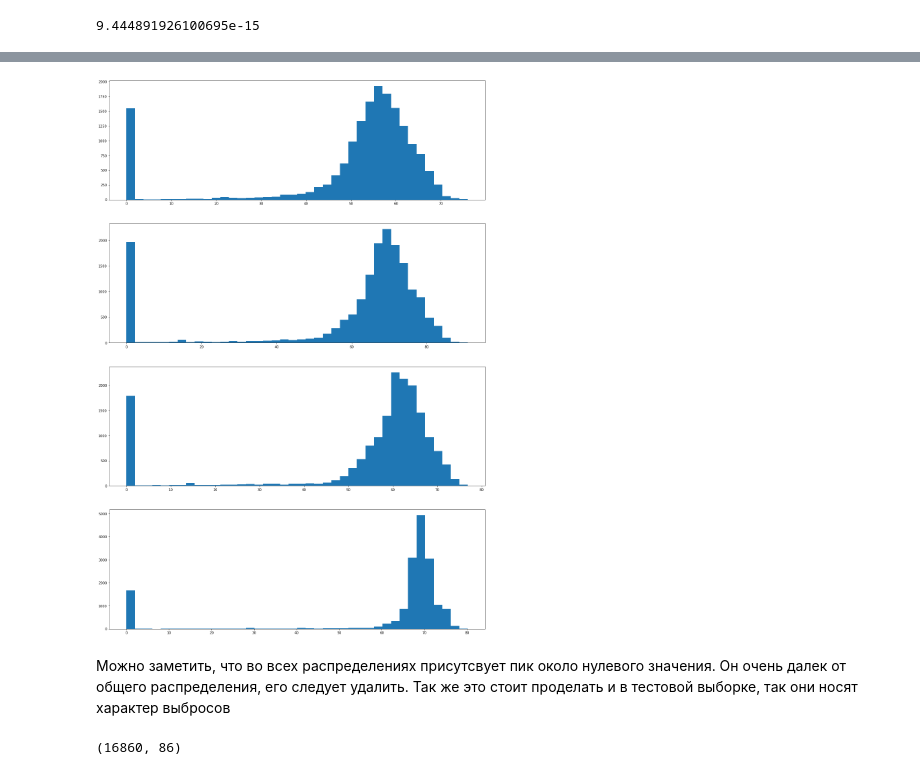
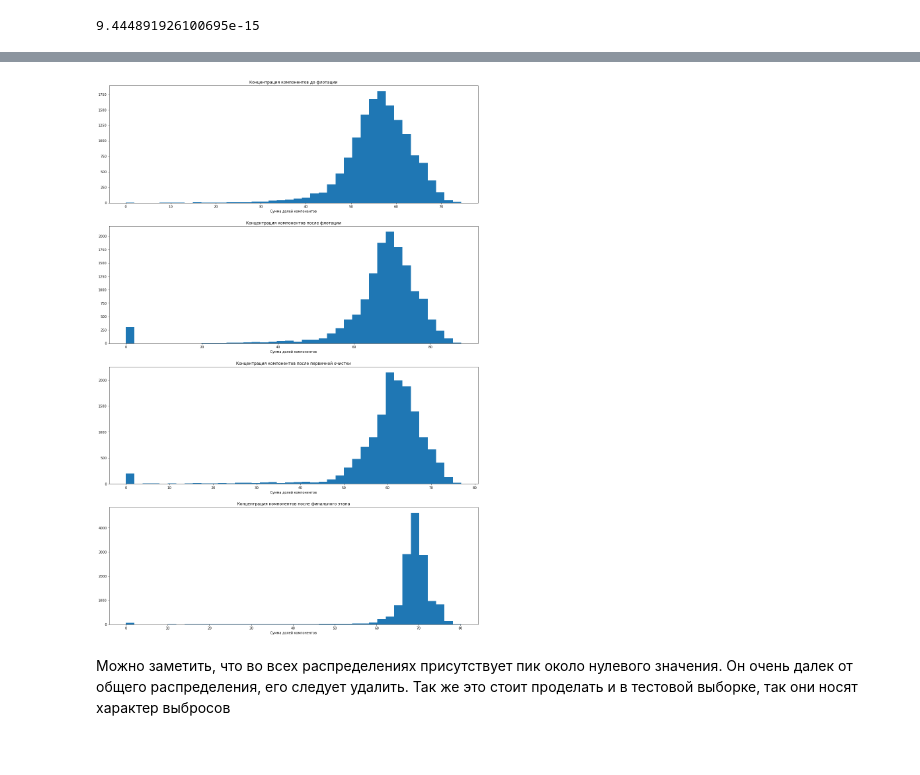
Before and after one commit to Stuksus/Gold-recovery, a Jupyter notebook: gold_recovery.ipynb, the cells around one changed output, grey strips where cells are left out. Drawn from its saved outputs; the diff is of its cells as text; code cells hidden in the pictures.

```diff
--- a/gold_recovery.ipynb
+++ b/gold_recovery.ipynb
@@ -40,5 +49,6 @@ full_frame = pd.read_csv("gold_recovery_full.csv")
 # %%
-train_frame = train_frame.replace(float("-inf"),0)
+train_frame = train_frame.replace(float("-inf"),np.nan)
+test_frame = test_frame.replace(float("-inf"),np.nan)
 # %%
 train_frame.info()
 # %% [output]
@@ -162,0 +173,2 @@ train_frame.shape
+# %%
+train_frame = train_frame.dropna(subset=["rougher.output.recovery","final.output.recovery"],axis = 0)
@@ -303,16 +300,20 @@ sum_values.query("before_rougher < 5")
 # %%
 fig,ax = plt.subplots(4,1,figsize = (20,30))
 
 ax[0].hist(sum_values["before_rougher"],bins = 40)
 ax[1].hist(sum_values["rougher"],bins = 40)
 ax[2].hist(sum_values["primary_cleaner"],bins = 40)
 ax[3].hist(sum_values["final"],bins = 40)
+ax[0].set_xlabel("Сумма долей компонентов")
+ax[1].set_xlabel("Сумма долей компонентов")
+ax[2].set_xlabel("Сумма долей компонентов")
+ax[3].set_xlabel("Сумма долей компонентов")
+ax[0].set_title("Концентрация компонентов до флотации")
+ax[1].set_title("Концентрация компонентов после флотации")
+ax[2].set_title("Концентрация компонентов после первичной очистки")
+ax[3].set_title("Концентрация компонентов после финального этапа")
 plt.show()
 # %% [output]
-[figure, old version]
+[figure, new version]
 # %% [markdown]
-Можно заметить, что во всех распределениях присутсвует пик около нулевого значения. Он очень далек от общего распределения, его следует удалить. Так же это стоит проделать и в тестовой выборке, так они носят характер выбросов
+Можно заметить, что во всех распределениях присутствует пик около нулевого значения. Он очень далек от общего распределения, его следует удалить. Так же это стоит проделать и в тестовой выборке, так они носят характер выбросов
-# %%
-without_nan.shape
-# %% [output]
-(16860, 86)
```
Also changed, not shown: parts of 80 cells of this notebook.
